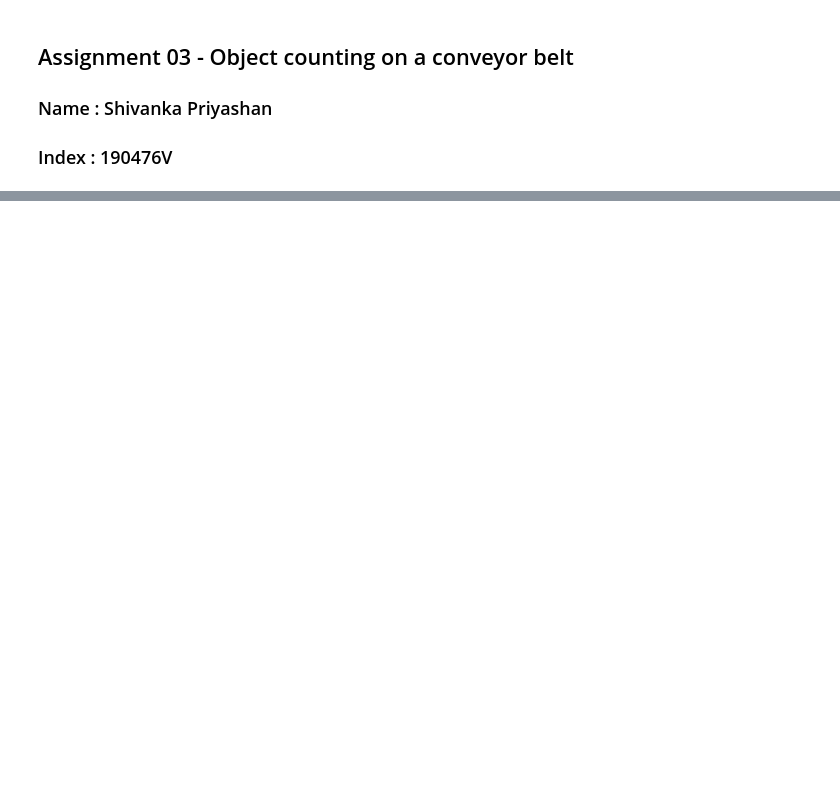
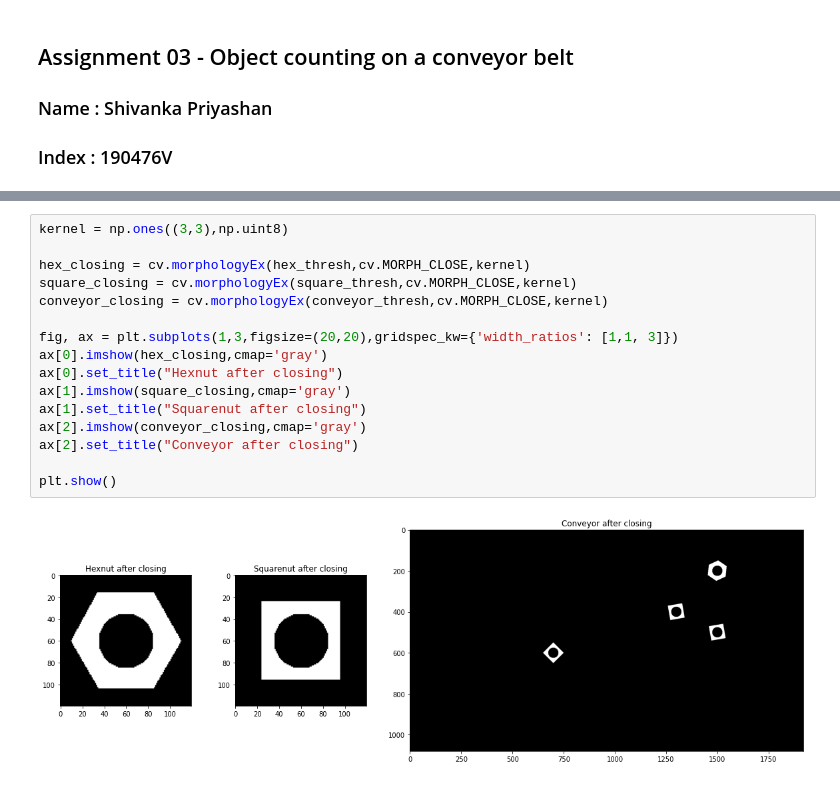
Before and after one commit to shivankapriyashan/EN2250-Fundamentals-of-Image-Processing-and-Machine-Vision, a Jupyter notebook: Assignment_03/190476V_a03.ipynb, the cells around one changed output, grey strips where cells are left out. Drawn from its saved outputs; the diff is of its cells as text; blank space fills up the shorter version.

```diff
--- a/Assignment_03/190476V_a03.ipynb
+++ b/Assignment_03/190476V_a03.ipynb
@@ -20,0 +41,18 @@ plt.show()
+# %%
+kernel = np.ones((3,3),np.uint8)
+
+hex_closing = cv.morphologyEx(hex_thresh,cv.MORPH_CLOSE,kernel)
+square_closing = cv.morphologyEx(square_thresh,cv.MORPH_CLOSE,kernel)
+conveyor_closing = cv.morphologyEx(conveyor_thresh,cv.MORPH_CLOSE,kernel)
+
+fig, ax = plt.subplots(1,3,figsize=(20,20),gridspec_kw={'width_ratios': [1,1, 3]})
+ax[0].imshow(hex_closing,cmap='gray')
+ax[0].set_title("Hexnut after closing")
+ax[1].imshow(square_closing,cmap='gray')
+ax[1].set_title("Squarenut after closing")
+ax[2].imshow(conveyor_closing,cmap='gray')
+ax[2].set_title("Conveyor after closing")
+
+plt.show()
+# %% [output]
+[figure, added]
```
Also changed, not shown: parts of 9 cells of this notebook.
